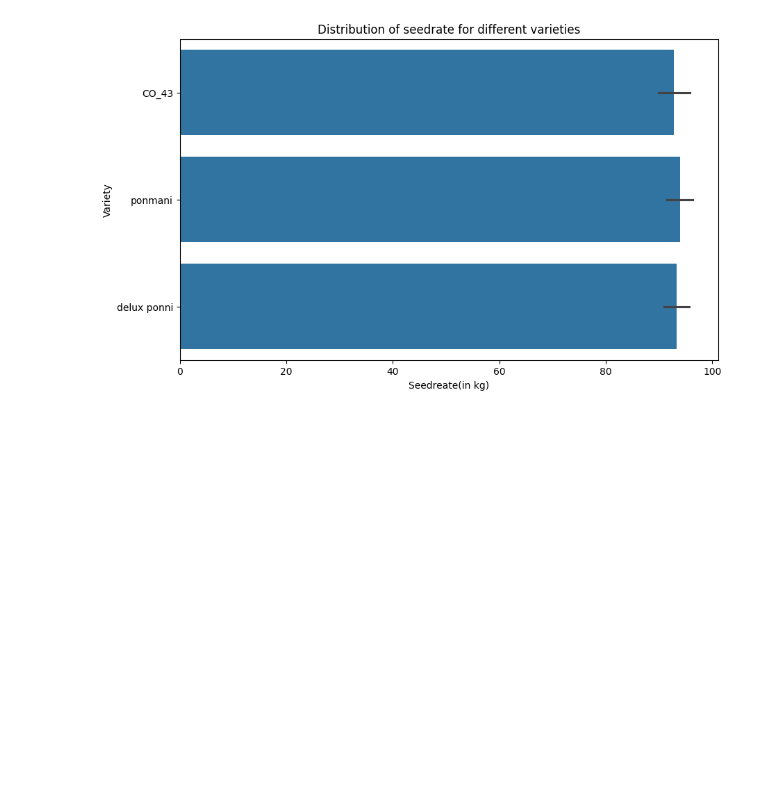
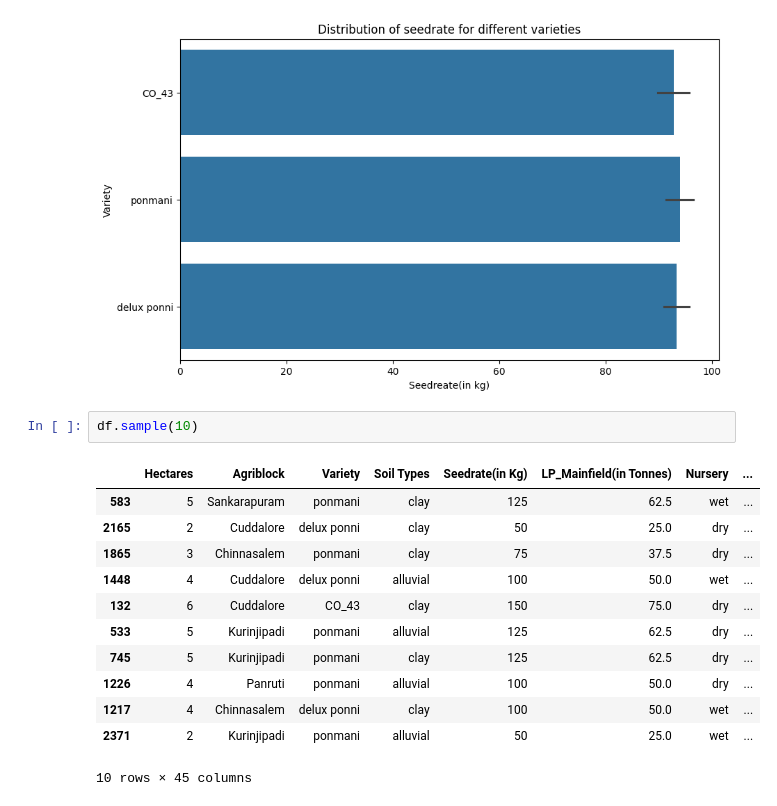
Before and after one commit to kunalsir98/paddy-detection, a Jupyter notebook: notebook/eda.ipynb, the cells around one changed output. Cells and saved outputs as stored; diff of their text form; blank space fills up the shorter version.

```diff
--- a/notebook/eda.ipynb
+++ b/notebook/eda.ipynb
@@ -131,3 +131,18 @@ plt.ylabel('Variety')
 plt.show()
 # %% [output]
 [figure]
+# %%
+df.sample(10)
+# %% [output]
+|  | Hectares | Agriblock | Variety | Soil Types | Seedrate(in Kg) | LP_Mainfield(in Tonnes) | Nursery | ... |
+| 583 | 5 | Sankarapuram | ponmani | clay | 125 | 62.5 | wet | ... |
+| 2165 | 2 | Cuddalore | delux ponni | clay | 50 | 25.0 | dry | ... |
+| 1865 | 3 | Chinnasalem | ponmani | clay | 75 | 37.5 | dry | ... |
+| 1448 | 4 | Cuddalore | delux ponni | alluvial | 100 | 50.0 | wet | ... |
+| 132 | 6 | Cuddalore | CO_43 | clay | 150 | 75.0 | dry | ... |
+| 533 | 5 | Kurinjipadi | ponmani | alluvial | 125 | 62.5 | dry | ... |
+| 745 | 5 | Kurinjipadi | ponmani | clay | 125 | 62.5 | dry | ... |
+| 1226 | 4 | Panruti | ponmani | alluvial | 100 | 50.0 | dry | ... |
+| 1217 | 4 | Chinnasalem | delux ponni | clay | 100 | 50.0 | wet | ... |
+| 2371 | 2 | Kurinjipadi | ponmani | alluvial | 50 | 25.0 | wet | ... |
+10 rows × 45 columns
```
Also changed, not shown: parts of 2 cells of this notebook, 10 other files.
